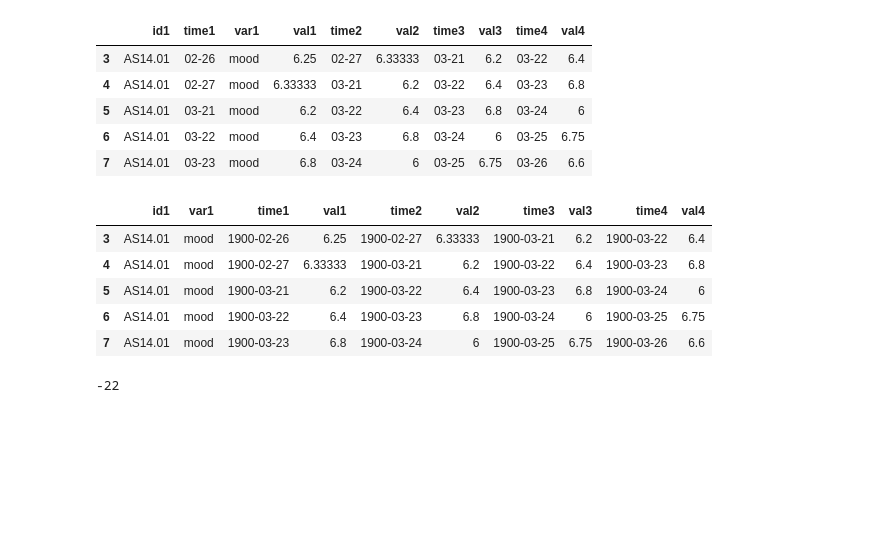
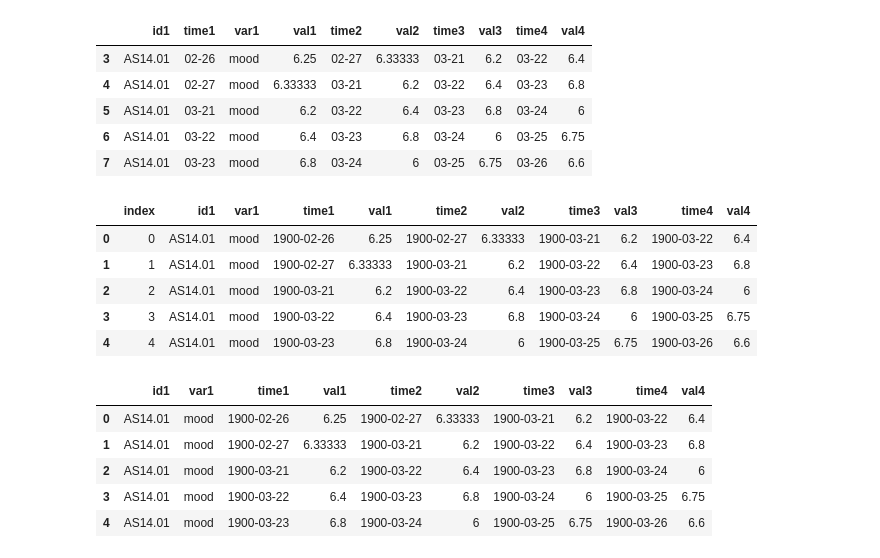
Before and after one commit to Dennis-Dekker/Data_mining, a Jupyter notebook: new_preprocessing.ipynb, the cells around one changed output. Drawn from its saved outputs; the diff is of its cells as text; code cells hidden in the pictures; blank space fills up the shorter version.

```diff
--- a/new_preprocessing.ipynb
+++ b/new_preprocessing.ipynb
@@ -135,24 +135,18 @@ data.head()
 | 6 | AS14.01 | 03-22 | mood | 6.4 | 03-23 | 6.8 | 03-24 | 6 | 03-25 | 6.75 |
 | 7 | AS14.01 | 03-23 | mood | 6.8 | 03-24 | 6 | 03-25 | 6.75 | 03-26 | 6.6 |
 # %%
-data=data[["id1","var1","time1","val1","time2","val2","time3","val3","time4","val4"]]
+data=data[["id1","var1","time1","val1","time2","val2","time3","val3","time4","val4"]].reset_index()
 #data.columns = ['a', 'b']
 data['time1'] = pd.to_datetime(data['time1'],format="%m-%d")
 data['time2'] = pd.to_datetime(data['time2'],format="%m-%d")
 data['time3'] = pd.to_datetime(data['time3'],format="%m-%d")
 data['time4'] = pd.to_datetime(data['time4'],format="%m-%d")
 
 data.head()
 # %% [output]
-|  | id1 | var1 | time1 | val1 | time2 | val2 | time3 | val3 | time4 | val4 |
-| 3 | AS14.01 | mood | 1900-02-26 | 6.25 | 1900-02-27 | 6.33333 | 1900-03-21 | 6.2 | 1900-03-22 | 6.4 |
-| 4 | AS14.01 | mood | 1900-02-27 | 6.33333 | 1900-03-21 | 6.2 | 1900-03-22 | 6.4 | 1900-03-23 | 6.8 |
-| 5 | AS14.01 | mood | 1900-03-21 | 6.2 | 1900-03-22 | 6.4 | 1900-03-23 | 6.8 | 1900-03-24 | 6 |
-| 6 | AS14.01 | mood | 1900-03-22 | 6.4 | 1900-03-23 | 6.8 | 1900-03-24 | 6 | 1900-03-25 | 6.75 |
-| 7 | AS14.01 | mood | 1900-03-23 | 6.8 | 1900-03-24 | 6 | 1900-03-25 | 6.75 | 1900-03-26 | 6.6 |
+|  | index | id1 | var1 | time1 | val1 | time2 | val2 | time3 | val3 | time4 | val4 |
+| 0 | 0 | AS14.01 | mood | 1900-02-26 | 6.25 | 1900-02-27 | 6.33333 | 1900-03-21 | 6.2 | 1900-03-22 | 6.4 |
+| 1 | 1 | AS14.01 | mood | 1900-02-27 | 6.33333 | 1900-03-21 | 6.2 | 1900-03-22 | 6.4 | 1900-03-23 | 6.8 |
+| 2 | 2 | AS14.01 | mood | 1900-03-21 | 6.2 | 1900-03-22 | 6.4 | 1900-03-23 | 6.8 | 1900-03-24 | 6 |
+| 3 | 3 | AS14.01 | mood | 1900-03-22 | 6.4 | 1900-03-23 | 6.8 | 1900-03-24 | 6 | 1900-03-25 | 6.75 |
+| 4 | 4 | AS14.01 | mood | 1900-03-23 | 6.8 | 1900-03-24 | 6 | 1900-03-25 | 6.75 | 1900-03-26 | 6.6 |
-# %%
-#print(df["time2"].iloc[1,])
-delta=data["time2"].iloc[0,] - data["time3"].iloc[0,]
-delta.days
-# %% [output]
--22
@@ -158,0 +155,9 @@ delta.days
+# %%
+data.head()
+# %% [output]
+|  | id1 | var1 | time1 | val1 | time2 | val2 | time3 | val3 | time4 | val4 |
+| 0 | AS14.01 | mood | 1900-02-26 | 6.25 | 1900-02-27 | 6.33333 | 1900-03-21 | 6.2 | 1900-03-22 | 6.4 |
+| 1 | AS14.01 | mood | 1900-02-27 | 6.33333 | 1900-03-21 | 6.2 | 1900-03-22 | 6.4 | 1900-03-23 | 6.8 |
+| 2 | AS14.01 | mood | 1900-03-21 | 6.2 | 1900-03-22 | 6.4 | 1900-03-23 | 6.8 | 1900-03-24 | 6 |
+| 3 | AS14.01 | mood | 1900-03-22 | 6.4 | 1900-03-23 | 6.8 | 1900-03-24 | 6 | 1900-03-25 | 6.75 |
+| 4 | AS14.01 | mood | 1900-03-23 | 6.8 | 1900-03-24 | 6 | 1900-03-25 | 6.75 | 1900-03-26 | 6.6 |
```
Also changed, not shown: parts of 3 cells of this notebook.
